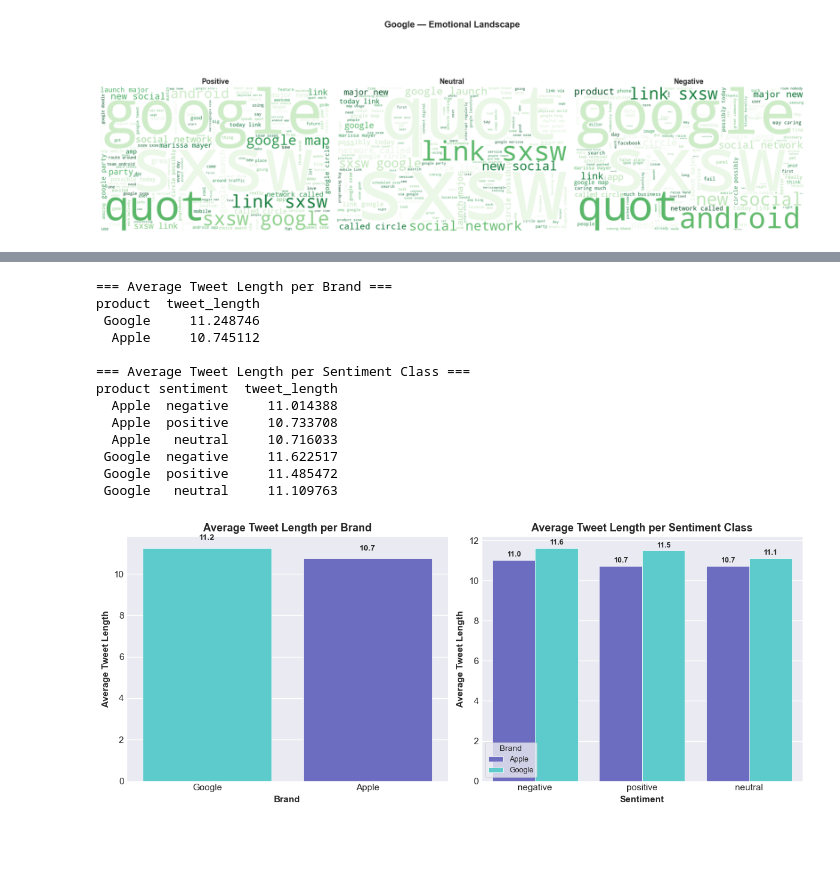
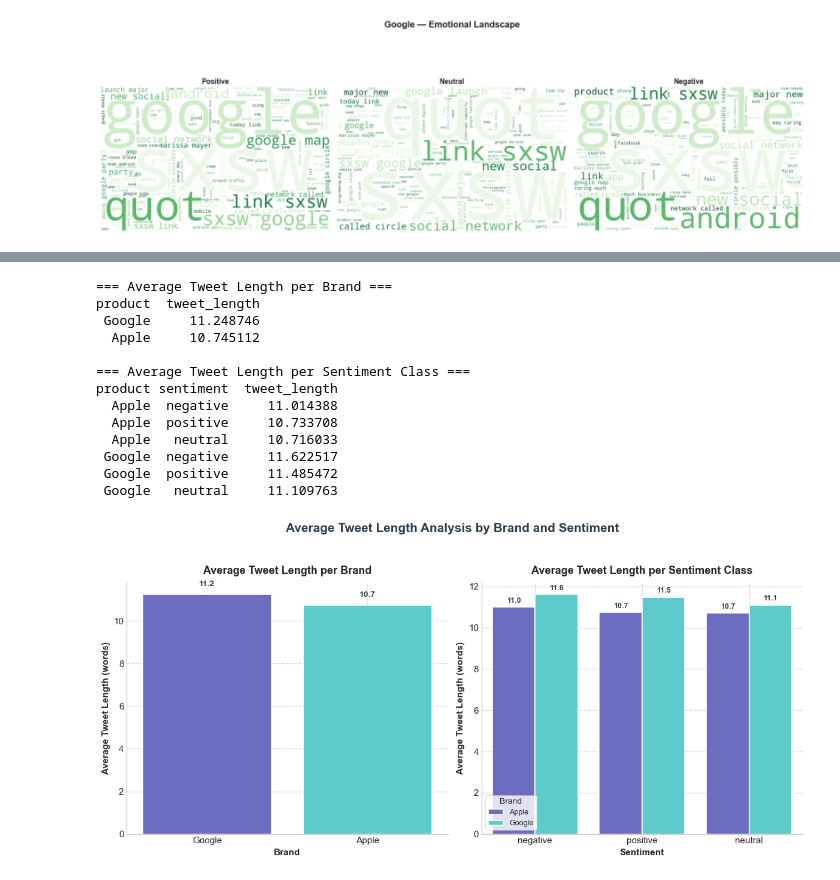
Before and after one commit to Vain-Guy/TechTones, a Jupyter notebook: techtones.ipynb, the cells around one changed output, grey strips where cells are left out. Cells and saved outputs as stored; diff of their text form; code cells hidden in the pictures; blank space fills up the shorter version.

```diff
--- a/techtones.ipynb
+++ b/techtones.ipynb
@@ -88,9 +88,10 @@ import pandas as pd          # Data manipulation
 
 # Visualization
 import matplotlib.pyplot as plt
+plt.style.use('seaborn-v0_8-whitegrid')
 import seaborn as sns
-sns.set_style("darkgrid")
-from wordcloud import WordCloud     # Word Cloud
+from wordcloud import WordCloud         # Word Cloud
+from wordcloud import STOPWORDS
 
 # String manipulation
 import re
@@ -104,9 +105,9 @@ nltk.download('stopwords')
 nltk.download('wordnet')
 nltk.download('punkt_tab')
 
-from nltk.tokenize import RegexpTokenizer                   # Tokenization
-from nltk.corpus import stopwords                           # Stopwords
-from nltk.stem import PorterStemmer, WordNetLemmatizer      # Stemming & Lemmatization
+from nltk.tokenize import RegexpTokenizer           # Tokenization
+from nltk.corpus import stopwords                   # Stopwords
+from nltk.stem import WordNetLemmatizer             # Lemmatization
 
 # Vectorization
 from sklearn.feature_extraction.text import CountVectorizer, TfidfVectorizer
@@ -967,91 +921,127 @@ plot_wordclouds(df, "Google", sentiments)
 # %%
-# Create a copy to avoid modifying the original
+# Create a Safe Copy
 tweet_df = df.copy(deep=True)
 
-# Compute tweet length
+# Compute Tweet Length
 tweet_df["tweet_length"] = tweet_df["clean_tweet"].astype(str).apply(lambda x: len(x.split()))
 
-# Average tweet length per brand
+# Average Tweet Length per Brand
 brand_length = (
-    tweet_df.groupby("product")["tweet_length"]
+    tweet_df.groupby("product", as_index=False)["tweet_length"]
     .mean()
-    .reset_index()
     .sort_values(by="tweet_length", ascending=False)
 )
 
 print("=== Average Tweet Length per Brand ===")
 print(brand_length.to_string(index=False))
 
-# Average tweet length per brand and sentiment
+# Average Tweet Length per Brand & Sentiment
 sentiment_length = (
-    tweet_df.groupby(["product", "sentiment"])["tweet_length"]
+    tweet_df.groupby(["product", "sentiment"], as_index=False)["tweet_length"]
     .mean()
-    .reset_index()
     .sort_values(by=["product", "tweet_length"], ascending=[True, False])
 )
 
 print("\n=== Average Tweet Length per Sentiment Class ===")
 print(sentiment_length.to_string(index=False))
 
-# Create plot
-fig, axes = plt.subplots(1, 2, figsize=(12, 5))
+# Plot setup
+fig, axes = plt.subplots(1, 2, figsize=(12, 5.5))
+plt.suptitle(
+    "Average Tweet Length Analysis by Brand and Sentiment",
+    fontsize=15,
+    fontweight="bold",
+    color="#2C3E50",
+    y=1.04
+)
 
-# Average tweet length per brand
+# Palettes
+brand_palette = ["#5E60CE", "#4ADEDE"]
+sentiment_palette = {"positive": "#2ECC71", "neutral": "#F1C40F", "negative": "#E74C3C"}
+
+# Average Tweet Length per Brand
 sns.barplot(
     data=brand_length,
     x="product",
     y="tweet_length",
-    palette=["#4ADEDE", "#5E60CE"],
+    palette=brand_palette,
+    edgecolor="white",
+    linewidth=1.2,
     ax=axes[0]
 )
 
-axes[0].set_title("Average Tweet Length per Brand", fontsize=13, fontweight="semibold")
+axes[0].set_title("Average Tweet Length per Brand", fontsize=13, fontweight="semibold", pad=10)
 axes[0].set_xlabel("Brand", fontsize=11, fontweight="semibold")
-axes[0].set_ylabel("Average Tweet Length", fontsize=11, fontweight="semibold")
+axes[0].set_ylabel("Average Tweet Length (words)", fontsize=11, fontweight="semibold")
+axes[0].grid(axis="both", linestyle="--", alpha=0.7)
+axes[0].set_axisbelow(True)
 
+# Annotate Bars
 for bar in axes[0].patches:
+    value = bar.get_height()
     axes[0].text(
         bar.get_x() + bar.get_width() / 2,
-        bar.get_height() + 0.3,
-        f"{bar.get_height():.1f}",
+        value + 0.3,
+        f"{value:.1f}",
         ha="center",
         va="bottom",
         fontsize=10,
-        fontweight="semibold"
+        fontweight="semibold",
+        color="#2C3E50"
     )
 
-# Average tweet length per brand and sentiment
+# Average Tweet Length per Sentiment Class
 sns.barplot(
     data=sentiment_length,
     x="sentiment",
     y="tweet_length",
     hue="product",
-    palette=["#5E60CE", "#4ADEDE"],
+    palette=brand_palette,
+    edgecolor="white",
+    linewidth=1.2,
     ax=axes[1]
 )
 
-axes[1].set_title("Average Tweet Length per Sentiment Class", fontsize=13, fontweight="semibold")
+axes[1].set_title("Average Tweet Length per Sentiment Class", fontsize=13, fontweight="semibold", pad=10)
 axes[1].set_xlabel("Sentiment", fontsize=11, fontweight="semibold")
-axes[1].set_ylabel("Average Tweet Length", fontsize=11, fontweight="semibold")
-axes[1].legend(title="Brand", title_fontsize=10, fontsize=9)
+axes[1].set_ylabel("Average Tweet Length (words)", fontsize=11, fontweight="semibold")
+axes[1].legend(title="Brand", title_fontsize=10, fontsize=9, frameon=True, loc="lower left")
+axes[1].grid(axis="y", linestyle="--", alpha=0.7)
+axes[1].set_axisbelow(True)
 
+# Annotate Bars
 for container in axes[1].containers:
-    axes[1].bar_label(container, fmt="%.1f", fontsize=9, padding=2, fontweight="semibold")
+    axes[1].bar_label(
+        container,
+        fmt="%.1f",
+        fontsize=9,
+        padding=3,
+        fontweight="semibold",
+        color="#2C3E50"
+    )
 
+# Grid styling
+for ax in axes:
+    for spine in ["top", "right"]:
+        ax.spines[spine].set_visible(False)
+    ax.grid(axis="both", linestyle="--", alpha=0.8)
+    ax.set_axisbelow(True)
+
+# Tighten it all up
 plt.tight_layout()
 plt.show()
 # %% [output]
 === Average Tweet Length per Brand ===
 product  tweet_length
  Google     11.248746
   Apple     10.745112
 
 === Average Tweet Length per Sentiment Class ===
 product sentiment  tweet_length
   Apple  negative     11.014388
   Apple  positive     10.733708
   Apple   neutral     10.716033
  Google  negative     11.622517
  Google  positive     11.485472
  Google   neutral     11.109763
-[figure, old version]
+[figure, new version]
```
Also changed, not shown: parts of 18 cells of this notebook.
